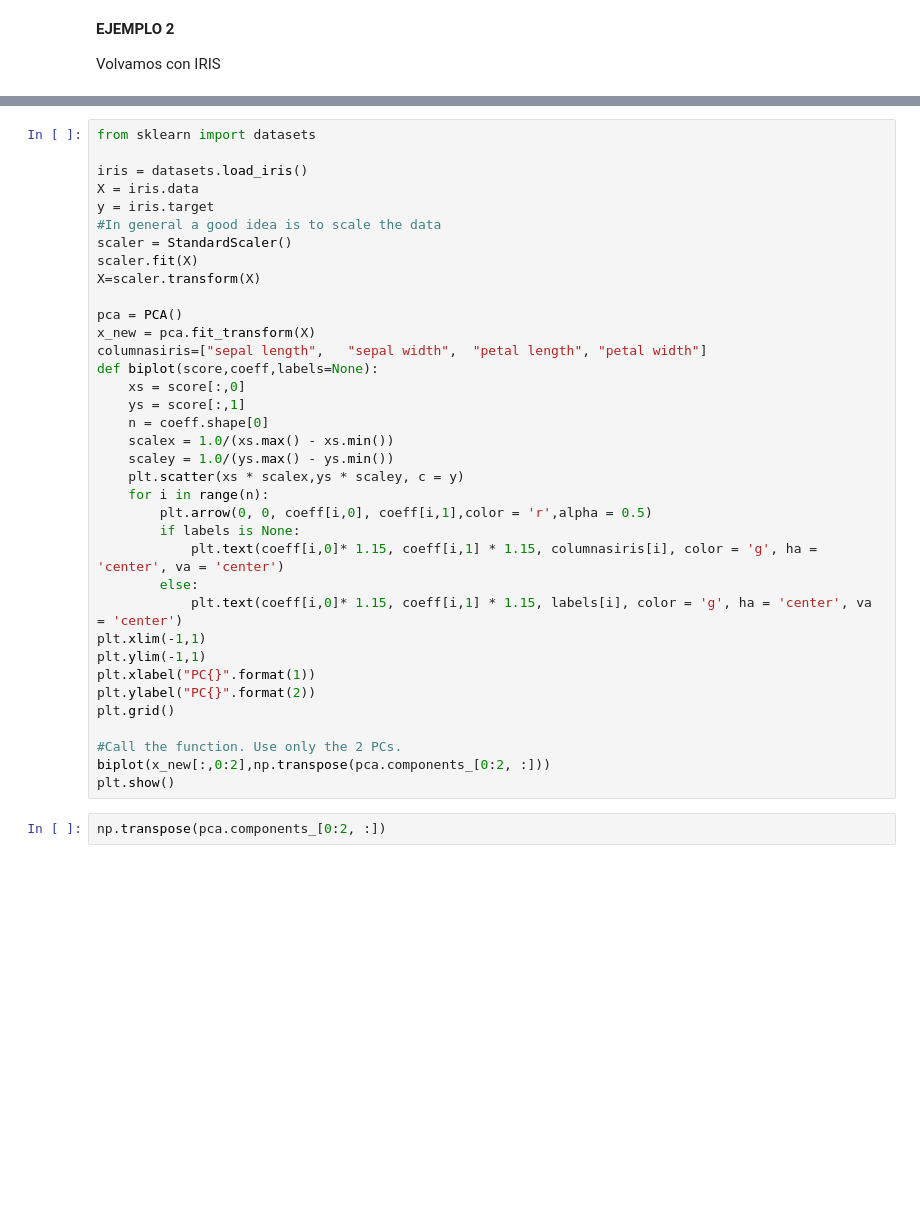
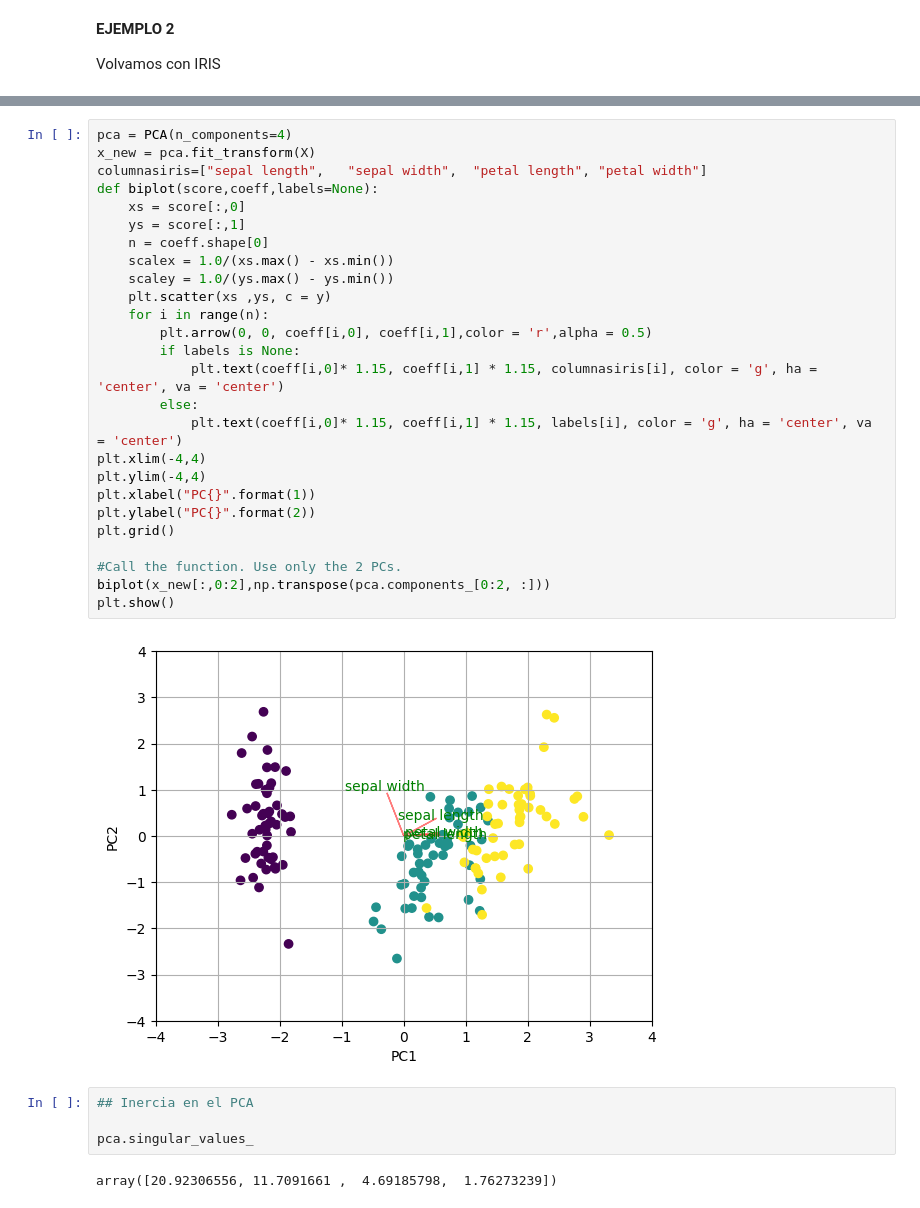
Before and after one commit to srodriguezc91/Proyecto_final_ML_V1, a Jupyter notebook: Código/ACP_Ejemplitos.ipynb, the cells around one changed output, grey strips where cells are left out. Cells and saved outputs as stored; diff of their text form; blank space fills up the shorter version.

```diff
--- a/Código/ACP_Ejemplitos.ipynb
+++ b/Código/ACP_Ejemplitos.ipynb
@@ -105,38 +227,34 @@ Volvamos con IRIS
 # %%
-from sklearn import datasets
-
-iris = datasets.load_iris()
-X = iris.data
-y = iris.target
-#In general a good idea is to scale the data
-scaler = StandardScaler()
-scaler.fit(X)
-X=scaler.transform(X)
-
-pca = PCA()
+pca = PCA(n_components=4)
 x_new = pca.fit_transform(X)
 columnasiris=["sepal length",	"sepal width",	"petal length",	"petal width"]
 def biplot(score,coeff,labels=None):
     xs = score[:,0]
     ys = score[:,1]
     n = coeff.shape[0]
     scalex = 1.0/(xs.max() - xs.min())
     scaley = 1.0/(ys.max() - ys.min())
-    plt.scatter(xs * scalex,ys * scaley, c = y)
+    plt.scatter(xs ,ys, c = y)
     for i in range(n):
         plt.arrow(0, 0, coeff[i,0], coeff[i,1],color = 'r',alpha = 0.5)
         if labels is None:
             plt.text(coeff[i,0]* 1.15, coeff[i,1] * 1.15, columnasiris[i], color = 'g', ha = 'center', va = 'center')
         else:
             plt.text(coeff[i,0]* 1.15, coeff[i,1] * 1.15, labels[i], color = 'g', ha = 'center', va = 'center')
-plt.xlim(-1,1)
-plt.ylim(-1,1)
+plt.xlim(-4,4)
+plt.ylim(-4,4)
 plt.xlabel("PC{}".format(1))
 plt.ylabel("PC{}".format(2))
 plt.grid()
 
 #Call the function. Use only the 2 PCs.
 biplot(x_new[:,0:2],np.transpose(pca.components_[0:2, :]))
 plt.show()
+# %% [output]
+[figure, added]
-# %%
-np.transpose(pca.components_[0:2, :])
+# %%
+## Inercia en el PCA
+
+pca.singular_values_
+# %% [output]
+array([20.92306556, 11.7091661 ,  4.69185798,  1.76273239])
```
Also changed, not shown: parts of 26 cells of this notebook, 3 other files.
